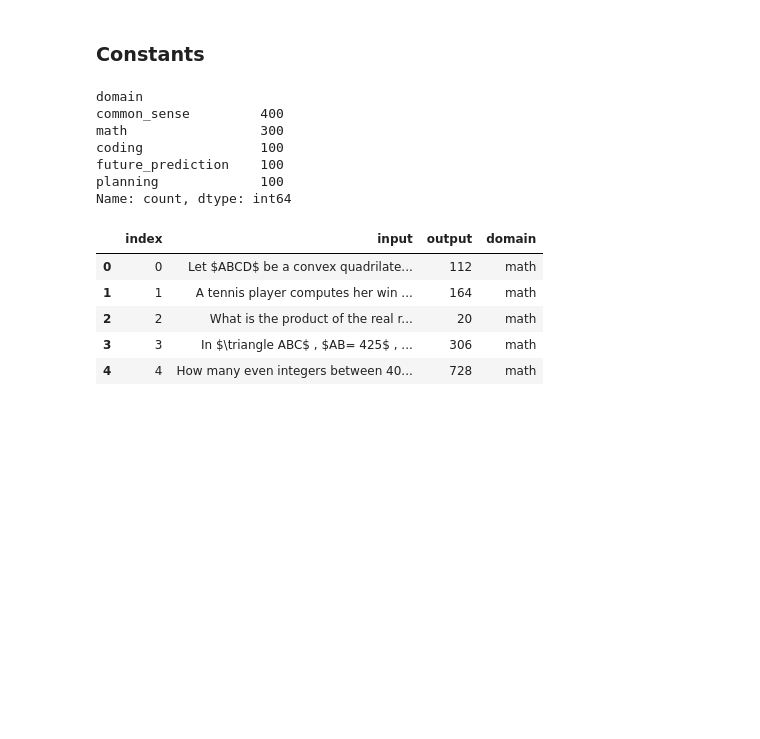
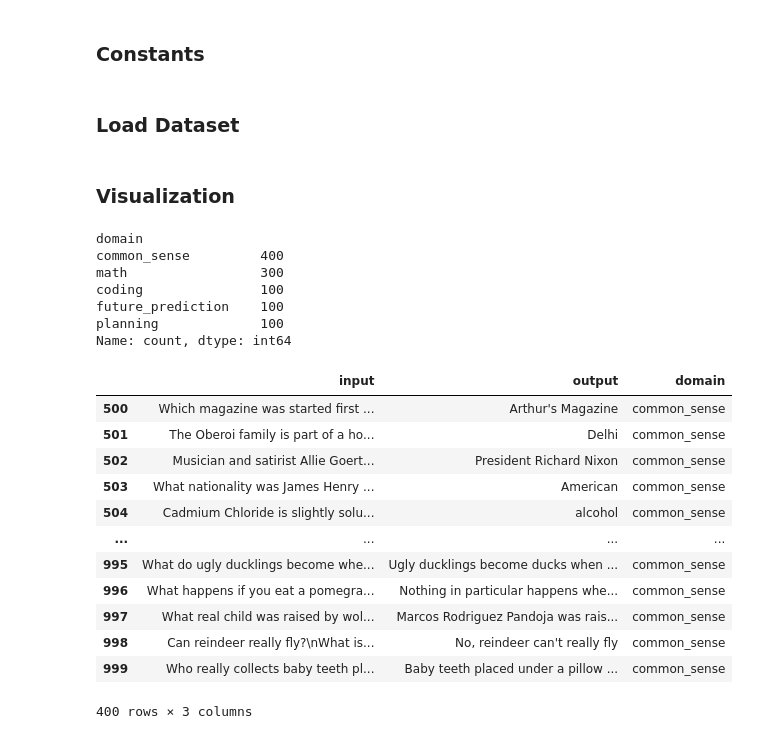
Before and after one commit to LV6LASERLOTUS/Reasoning-Agent-for-General-Purpose-Problem-Solving, a Jupyter notebook: reasoning_agent.ipynb, the cells around one changed output. Saved outputs shown, nothing was run; the diff lists cells and outputs as text; code cells hidden in the pictures; blank space fills up the shorter version.

```diff
--- a/reasoning_agent.ipynb
+++ b/reasoning_agent.ipynb
@@ -55,11 +57,15 @@ def call_model(prompt: str,
             return {"ok": False, "text": None, "raw": None, "status": status, "error": str(err_text), "headers": hdrs}
     except requests.RequestException as e:
         return {"ok": False, "text": None, "raw": None, "status": -1, "error": str(e), "headers": {}}
+# %% [markdown]
+### Load Dataset
 # %%
-PATH = '/Users/porter/Programming/final_project_tutorial_and_dev_data/cse476_final_project_dev_data.json'
+PATH = '/Users/porter/Programming/final_project_tutorial_and_dev_data/dataset/cse476_final_project_dev_data.json'
 
 with open(PATH, 'r') as file:
     dataset= pd.DataFrame(json.load(file))
+# %% [markdown]
+### Visualization
 # %%
 dataset['domain'].value_counts()
 # %% [output]
@@ -71,13 +77,19 @@ future_prediction    100
 planning             100
 Name: count, dtype: int64
 # %%
-math_dataset=dataset.loc[dataset['domain']=='math'].reset_index()
-math_dataset.head()
+dataset.loc[dataset['domain']=='common_sense']
 # %% [output]
-|  | index | input | output | domain |
-| 0 | 0 | Let $ABCD$ be a convex quadrilate... | 112 | math |
-| 1 | 1 | A tennis player computes her win ... | 164 | math |
-| 2 | 2 | What is the product of the real r... | 20 | math |
-| 3 | 3 | In $\triangle ABC$ , $AB= 425$ , ... | 306 | math |
-| 4 | 4 | How many even integers between 40... | 728 | math |
+|  | input | output | domain |
+| 500 | Which magazine was started first ... | Arthur's Magazine | common_sense |
+| 501 | The Oberoi family is part of a ho... | Delhi | common_sense |
+| 502 | Musician and satirist Allie Goert... | President Richard Nixon | common_sense |
+| 503 | What nationality was James Henry ... | American | common_sense |
+| 504 | Cadmium Chloride is slightly solu... | alcohol | common_sense |
+| ... | ... | ... | ... |
+| 995 | What do ugly ducklings become whe... | Ugly ducklings become ducks when ... | common_sense |
+| 996 | What happens if you eat a pomegra... | Nothing in particular happens whe... | common_sense |
+| 997 | What real child was raised by wol... | Marcos Rodriguez Pandoja was rais... | common_sense |
+| 998 | Can reindeer really fly?\nWhat is... | No, reindeer can't really fly | common_sense |
+| 999 | Who really collects baby teeth pl... | Baby teeth placed under a pillow ... | common_sense |
+400 rows × 3 columns
 # %%
```
Also changed, not shown: parts of 15 cells of this notebook.
